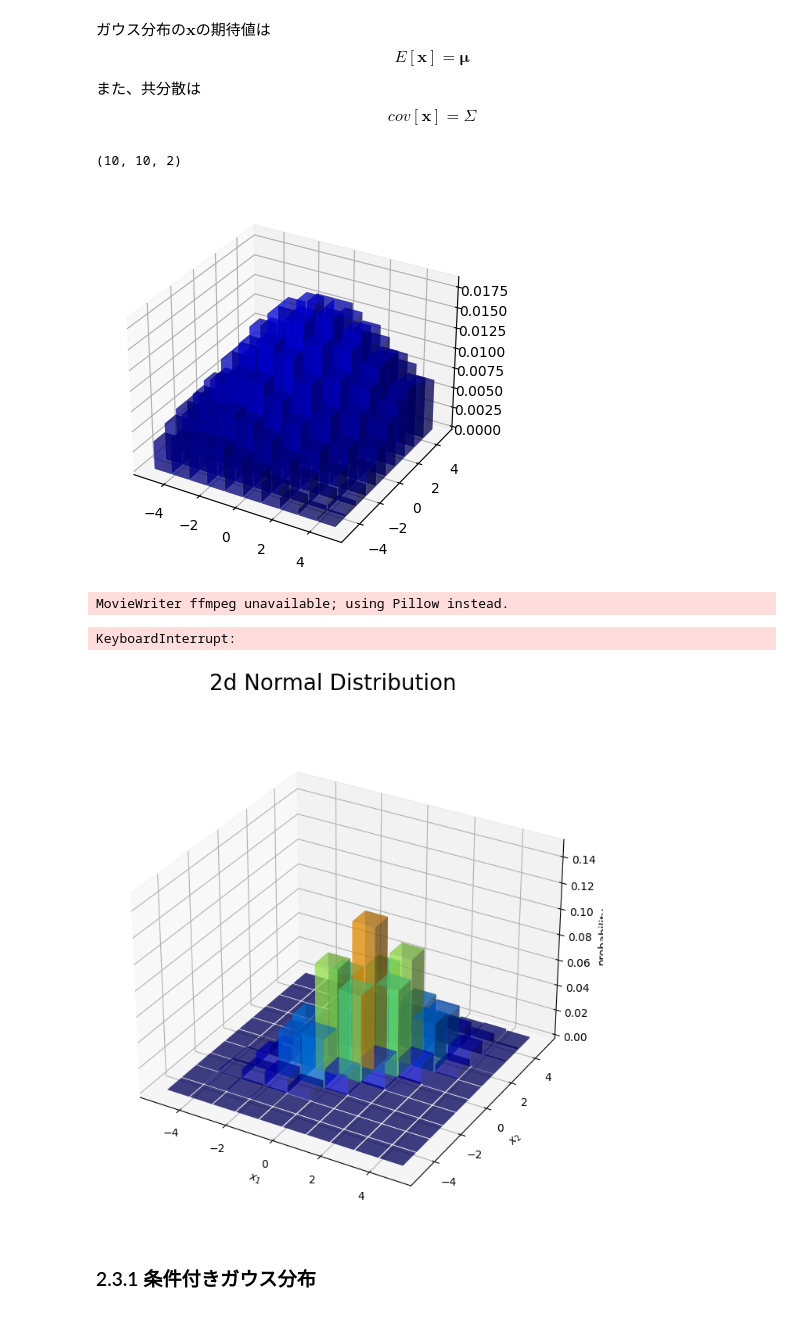
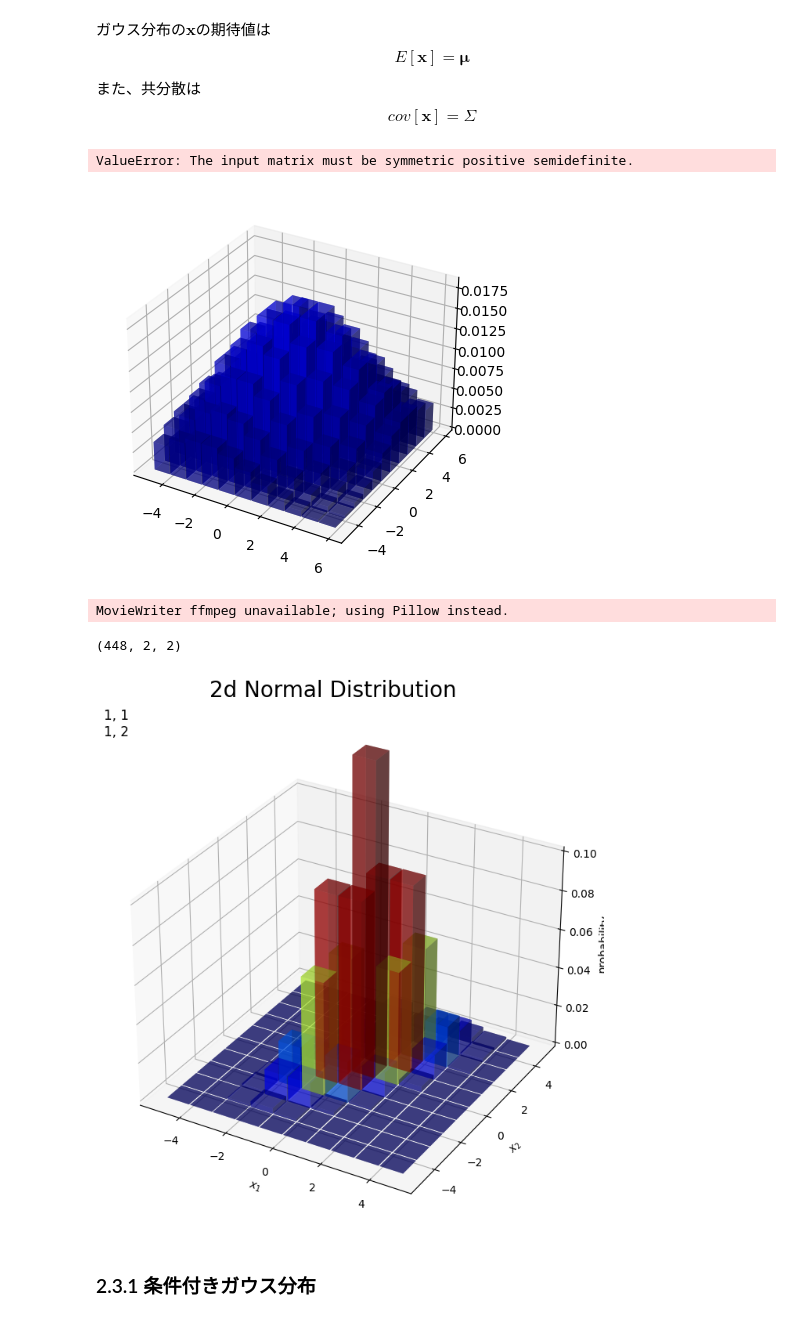
Before and after one commit to arata234/PRML, a Jupyter notebook: cp2_probability_distribution.ipynb, the cells around one changed output. Drawn from its saved outputs; the diff is of its cells as text; code cells hidden in the pictures.

```diff
--- a/cp2_probability_distribution.ipynb
+++ b/cp2_probability_distribution.ipynb
@@ -471,16 +471,15 @@ from mpl_toolkits.mplot3d import axes3d
 from matplotlib.animation import FuncAnimation
 # %%
 # 関数に投入するデータを作成
-x_1, x_2 = np.mgrid[-5:5:1, -5:5:1]
+x_1, x_2 = np.mgrid[-5:6:1, -5:6:1]
 pos = np.dstack((x_1, x_2))
-print(pos.shape)
 mean = np.array([0, 0])
-cov = np.array([[10,5],[5,10]])
+cov = np.array([[1,2],[2,1]])
-# %% [output]
-(10, 10, 2)
 # %%
-mn = multivariate_normal(mean=mu, cov=cov, allow_singular=True)
+mn = multivariate_normal(mean=mean, cov=cov, allow_singular=True)
 Z = mn.pdf(pos)
+# %% [output]
+ValueError: The input matrix must be symmetric positive semidefinite.
 # %%
 cm = plt.get_cmap('jet')
 
@@ -495,59 +494,75 @@ ax.bar3d(x=x_1.flatten(), y=x_2.flatten(), z=np.zeros_like(Z.flatten()), dx=dx,
 
 plt.show()
 # %% [output]
-[figure, old version]
+[figure, new version]
 # %%
 # 関数に投入するデータを作成
 x_1, x_2 = np.mgrid[-5:5:1, -5:5:1]
 pos = np.dstack((x_1, x_2))
 mean = np.array([0, 0])
 
+# 正定値判定関数
+def is_positive_definite(matrix):
+    try:
+        np.linalg.cholesky(matrix)
+        return True
+    except np.linalg.LinAlgError:
+        return False
+
 # 作図用のcovの値を作成
 cov_vals1 = np.arange(start=1, stop=11, step=1)
-cov_vals2 = np.arange(start=0.1, stop=1.1, step=0.1)
+cov_vals2 = np.arange(start=1, stop=11, step=1)
+cov_vals3 = np.arange(start=1, stop=11, step=1)
+
 # 作図用のcovの点を作成
-cov_points = np.array([np.array([[n1, n2*n1],[n2*n1, n1]]) for n1 in cov_vals1 for n2 in cov_vals2])
+cov_points = np.array([np.array([[n1, n3],[n3, n2]])
+                       for n1 in cov_vals1
+                       for n2 in cov_vals2
+                       for n3 in cov_vals3
+                       if is_positive_definite(np.array([[n1, n3],[n3, n2]]))])
 
+print(cov_points.shape)
 # カラーマップの設定
 cm = plt.get_cmap('jet')
 
 # カラーマップの最大値を指定
-p_max = 0.15
+p_max = 0.1
 
 # 図を初期化
 fig = plt.figure(figsize=(12, 8)) # 図の設定
 ax = fig.add_subplot(projection='3d') # 3D用の設定
 fig.suptitle('2d Normal Distribution', fontsize=20)
 
 # 作図処理を関数として定義
 def update(frame):
     # 前フレームのグラフを初期化
     plt.cla()
 
     # i番目のパラメータを取得
     cov_v = cov_points[frame]
 
     # i番目のパラメータによる分布を計算
-    mn = multivariate_normal(mean=mu, cov=cov_v, allow_singular=True)
+    mn = multivariate_normal(mean=mean, cov=cov_v, allow_singular=True)
     Z = mn.pdf(pos)
 
 
     # 二次元ガウス分布を作図
     ax.bar3d(x=x_1.flatten(), y=x_2.flatten(), z=np.zeros_like(Z.flatten()), dx=dx, dy=dy, dz=Z.flatten(),
-            color=cm(Z.flatten() / 0.15), alpha=0.5)
+            color=cm(Z.flatten() / p_max), alpha=0.5)
     ax.set_xlabel('$x_1$')
     ax.set_ylabel('$x_2$')
     ax.set_zlabel('probability')
     ax.set_zlim(0.0, p_max) # z軸の表示範囲
+    ax.set_title(f"{cov_v[0][0]}, {cov_v[0][1]}\n{cov_v[1][0]}, {cov_v[1][1]}", loc='left')
     # ax.view_init(elev=0, azim=315) # 表示アングル
 
-anime_prob = FuncAnimation(fig, update, frames=100, interval=100)
+anime_prob = FuncAnimation(fig, update, frames=448, interval=100)
 
 anime_prob.save('2d_normdist_prob_phi.gif')
 # %% [output]
 MovieWriter ffmpeg unavailable; using Pillow instead.
-KeyboardInterrupt:
+(448, 2, 2)
-[figure, old version]
+[figure, new version]
 # %% [markdown]
 ### 2.3.1 条件付きガウス分布
 # %% [markdown]
```
Also changed, not shown: 2 other files.
